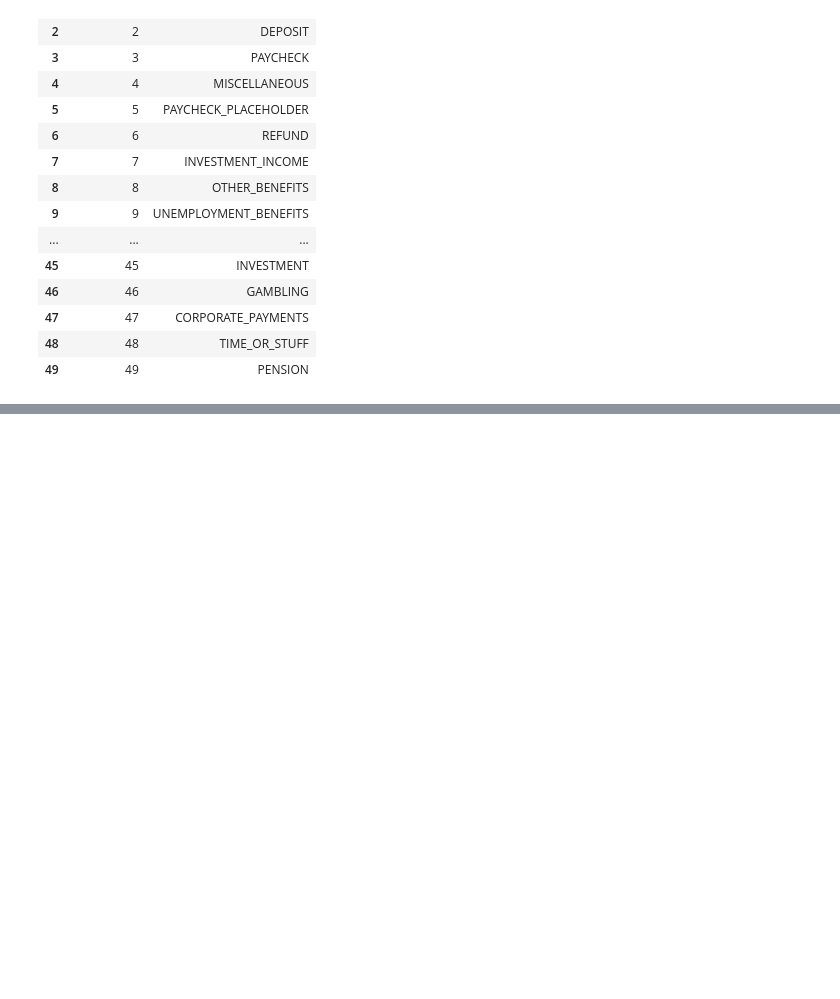
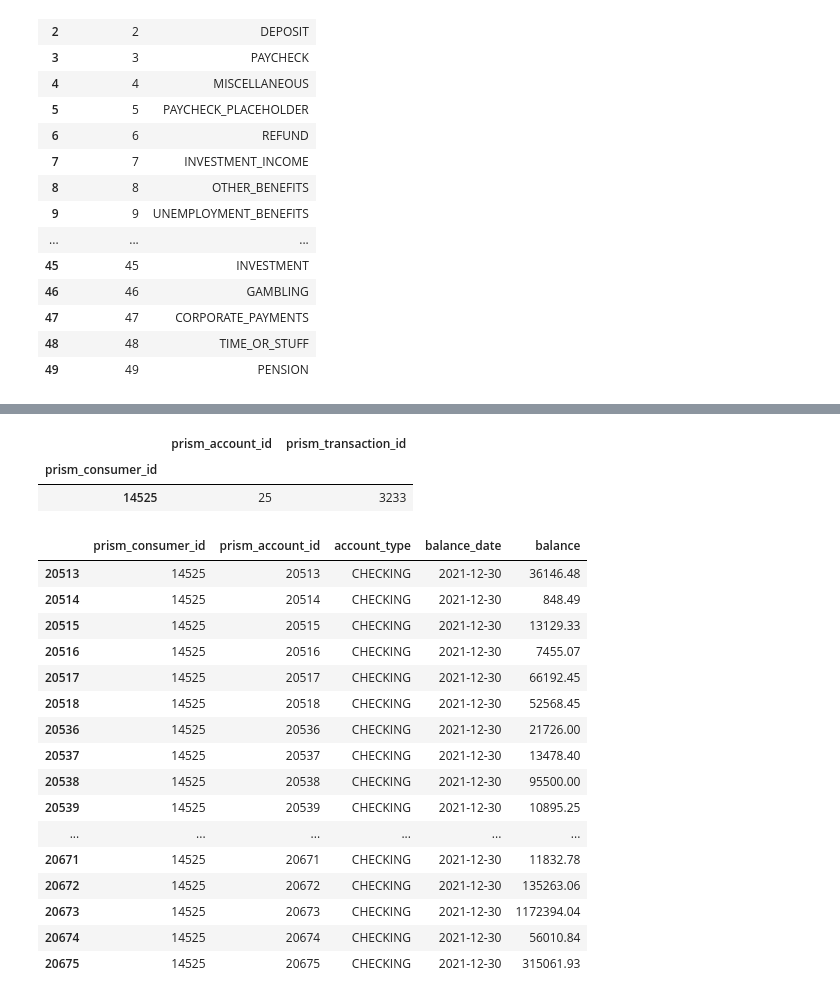
Before and after one commit to harisdsc/DSC180B, a Jupyter notebook: EDA.ipynb, the cells around one changed output, grey strips where cells are left out. Saved outputs shown, nothing was run; the diff lists cells and outputs as text; code cells hidden in the pictures; blank space fills up the shorter version.

```diff
--- a/EDA.ipynb
+++ b/EDA.ipynb
@@ -137,0 +179,26 @@ mapping
+# %%
+both_count[both_count['prism_account_id'] == 25]
+# %% [output]
+|  | prism_account_id | prism_transaction_id |
+| prism_consumer_id |  |  |
+| 14525 | 25 | 3233 |
+# %%
+acc[acc['prism_consumer_id'] == '14525']
+# %% [output]
+|  | prism_consumer_id | prism_account_id | account_type | balance_date | balance |
+| 20513 | 14525 | 20513 | CHECKING | 2021-12-30 | 36146.48 |
+| 20514 | 14525 | 20514 | CHECKING | 2021-12-30 | 848.49 |
+| 20515 | 14525 | 20515 | CHECKING | 2021-12-30 | 13129.33 |
+| 20516 | 14525 | 20516 | CHECKING | 2021-12-30 | 7455.07 |
+| 20517 | 14525 | 20517 | CHECKING | 2021-12-30 | 66192.45 |
+| 20518 | 14525 | 20518 | CHECKING | 2021-12-30 | 52568.45 |
+| 20536 | 14525 | 20536 | CHECKING | 2021-12-30 | 21726.00 |
+| 20537 | 14525 | 20537 | CHECKING | 2021-12-30 | 13478.40 |
+| 20538 | 14525 | 20538 | CHECKING | 2021-12-30 | 95500.00 |
+| 20539 | 14525 | 20539 | CHECKING | 2021-12-30 | 10895.25 |
+| ... | ... | ... | ... | ... | ... |
+| 20671 | 14525 | 20671 | CHECKING | 2021-12-30 | 11832.78 |
+| 20672 | 14525 | 20672 | CHECKING | 2021-12-30 | 135263.06 |
+| 20673 | 14525 | 20673 | CHECKING | 2021-12-30 | 1172394.04 |
+| 20674 | 14525 | 20674 | CHECKING | 2021-12-30 | 56010.84 |
+| 20675 | 14525 | 20675 | CHECKING | 2021-12-30 | 315061.93 |
```
Also changed, not shown: parts of 8 cells of this notebook, 4 other files.
